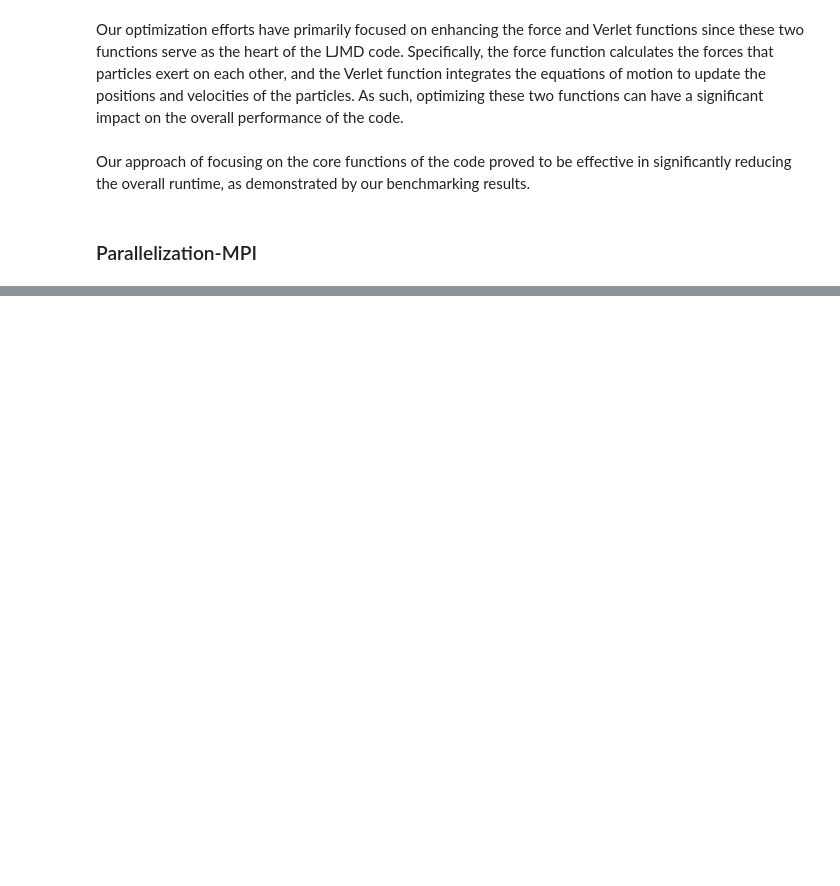
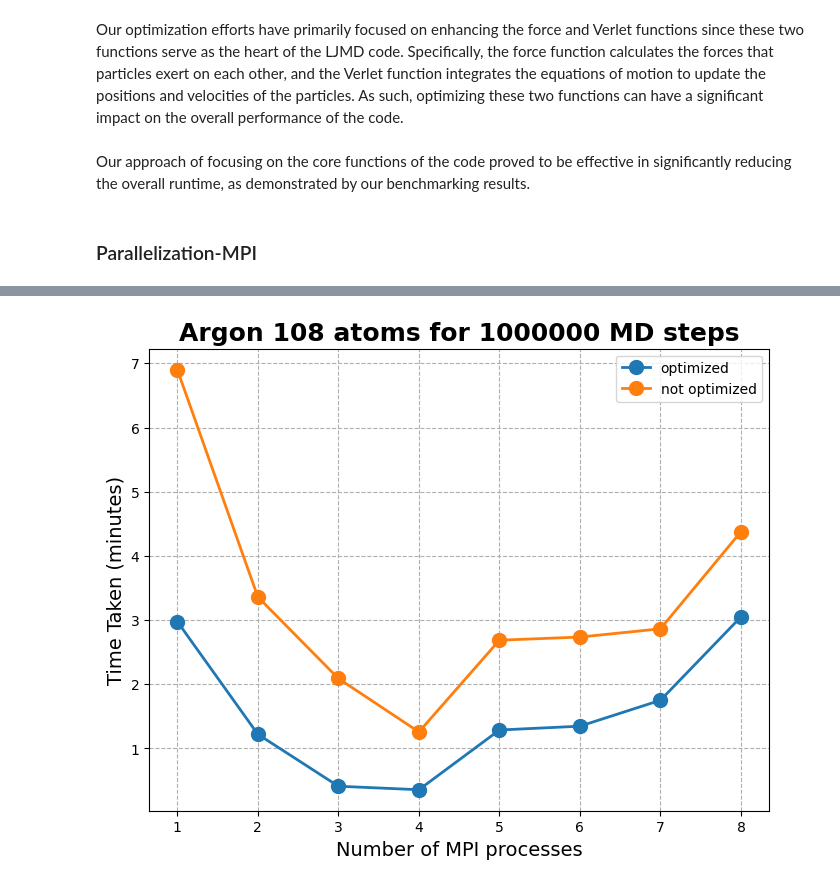
Before and after one commit to neerukulhari/MHPC-P2.8-project, a Jupyter notebook: Report/bench.ipynb, the cells around one changed output, grey strips where cells are left out. Drawn from its saved outputs; the diff is of its cells as text; code cells hidden in the pictures; blank space fills up the shorter version.

```diff
--- a/Report/bench.ipynb
+++ b/Report/bench.ipynb
@@ -118,0 +121,53 @@ Our approach of focusing on the core functions of the code proved to be effectiv
+# %%
+
+import matplotlib.pyplot as plt
+
+# Define the x and y values for the line chart
+x_values = list(range(1, 9))
+y_values = {
+    "optimized": [178.593, 73.244, 24.662, 21.393, 77.220, 80.795, 105.020, 183.030],
+    "not optimized": [414.056, 201.598, 125.394, 75.415, 161.190, 164.125, 171.829, 262.635],
+}
+# Replace with actual time measurements it is in seconds
+# convert to minutes
+for key in y_values:
+    y_values[key] = [x / 60 for x in y_values[key]]
+
+# Define colors:
+colors = {
+    "optimized": 'tab:blue',
+    "not optimized": 'tab:orange',
+}
+
+# Create a figure and axis object
+fig, ax = plt.subplots(figsize=(8, 6))
+
+# Plot
+for (key, value) in y_values.items():
+    ax.plot(x_values, value, marker='o', linewidth=2, markersize=10, label=f"{key}")
+
+
+# Set the x-axis and y-axis labels and limits
+ax.set_xlabel('Number of MPI processes', fontsize=14)
+ax.set_ylabel('Time Taken (minutes)', fontsize=14)
+# ax.set_ylim(bottom=0, top=30)
+
+# Set the x-axis tick labels and font size
+ax.set_xticks(x_values)
+
+# Set the chart title and font size
+ax.set_title('Argon 108 atoms for 1000000 MD steps', fontsize=18, fontweight='bold')
+
+# Add grid lines
+ax.grid(True, linestyle='--')
+
+# Save the chart
+plt.savefig('figs/mpi_argon_108.png')
+
+# Add a legend
+ax.legend( loc='best', fontsize=10)
+
+# Show the chart
+plt.show()
+# %% [output]
+[figure, added]
```
Also changed, not shown: parts of 5 cells of this notebook.
